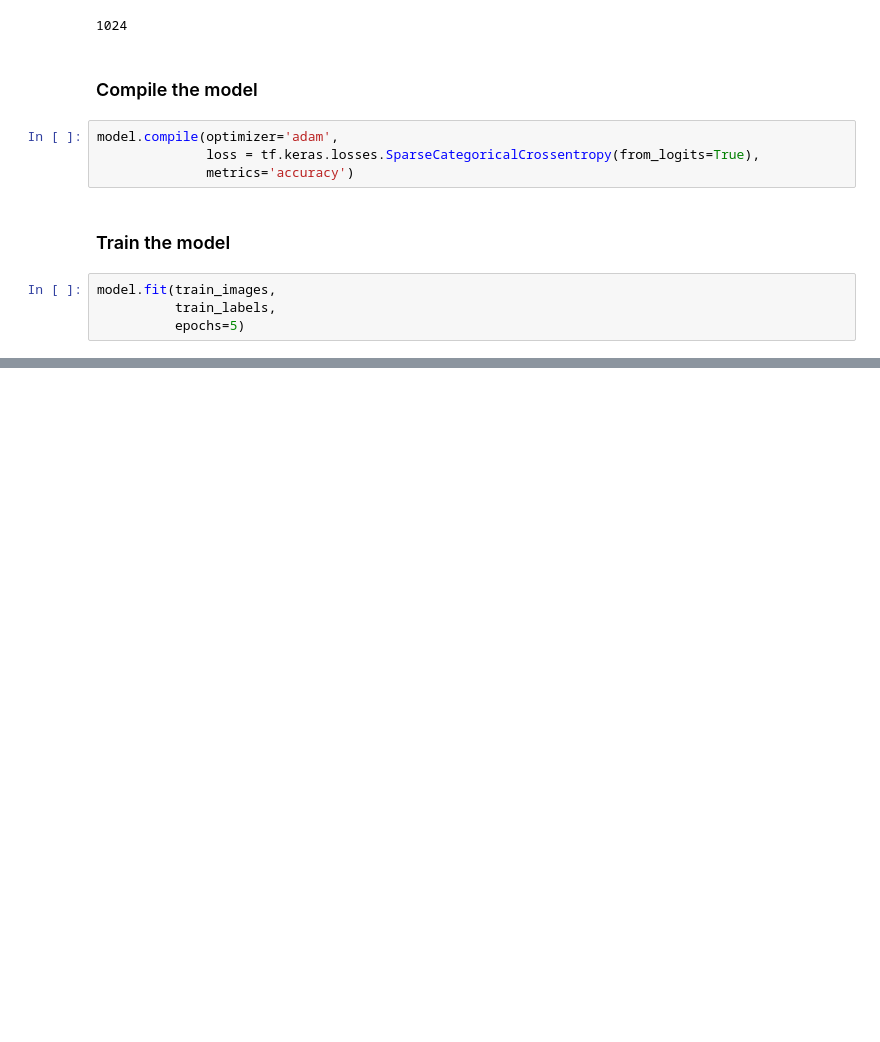
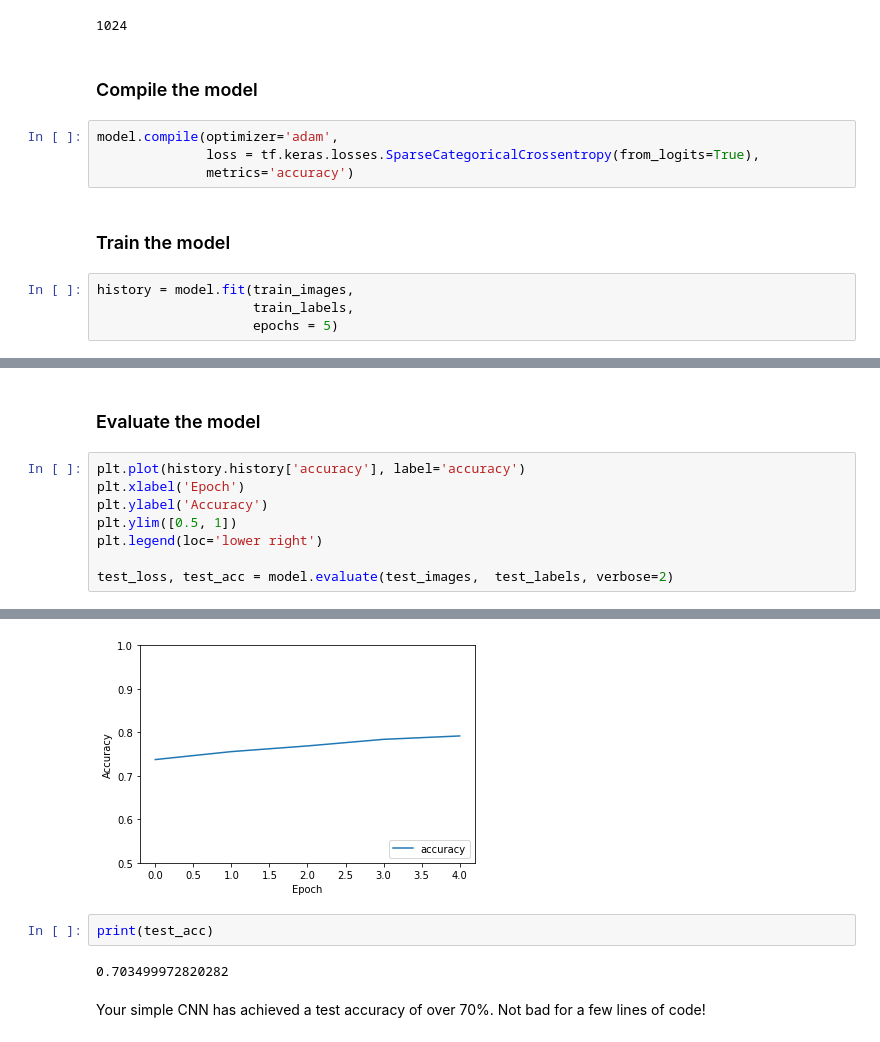
Before and after one commit to suvigyajain0101/image, a Jupyter notebook: Convolutional_Neural_Network.ipynb, the cells around one changed output, grey strips where cells are left out. Drawn from its saved outputs; the diff is of its cells as text; blank space fills up the shorter version.

Commit message:
model evaluation and test accuracy

```diff
--- a/Convolutional_Neural_Network.ipynb
+++ b/Convolutional_Neural_Network.ipynb
@@ -128,8 +128,8 @@ model.compile(optimizer='adam',
 # %% [markdown]
 ### Train the model
 # %%
-model.fit(train_images,
-          train_labels,
-          epochs=5)
+history = model.fit(train_images,
+                    train_labels,
+                    epochs = 5)
 # %% [output]
 Epoch 1/5
@@ -145,0 +145,11 @@ Epoch 5/5
+# %% [markdown]
+### Evaluate the model
+# %%
+plt.plot(history.history['accuracy'], label='accuracy')
+plt.xlabel('Epoch')
+plt.ylabel('Accuracy')
+plt.ylim([0.5, 1])
+plt.legend(loc='lower right')
+
+test_loss, test_acc = model.evaluate(test_images,  test_labels, verbose=2)
+# %% [output]
@@ -145,0 +157,7 @@ Epoch 5/5
+[figure, added]
+# %%
+print(test_acc)
+# %% [output]
+0.703499972820282
+# %% [markdown]
+Your simple CNN has achieved a test accuracy of over 70%. Not bad for a few lines of code!
```
Also changed, not shown: parts of 2 cells of this notebook.
